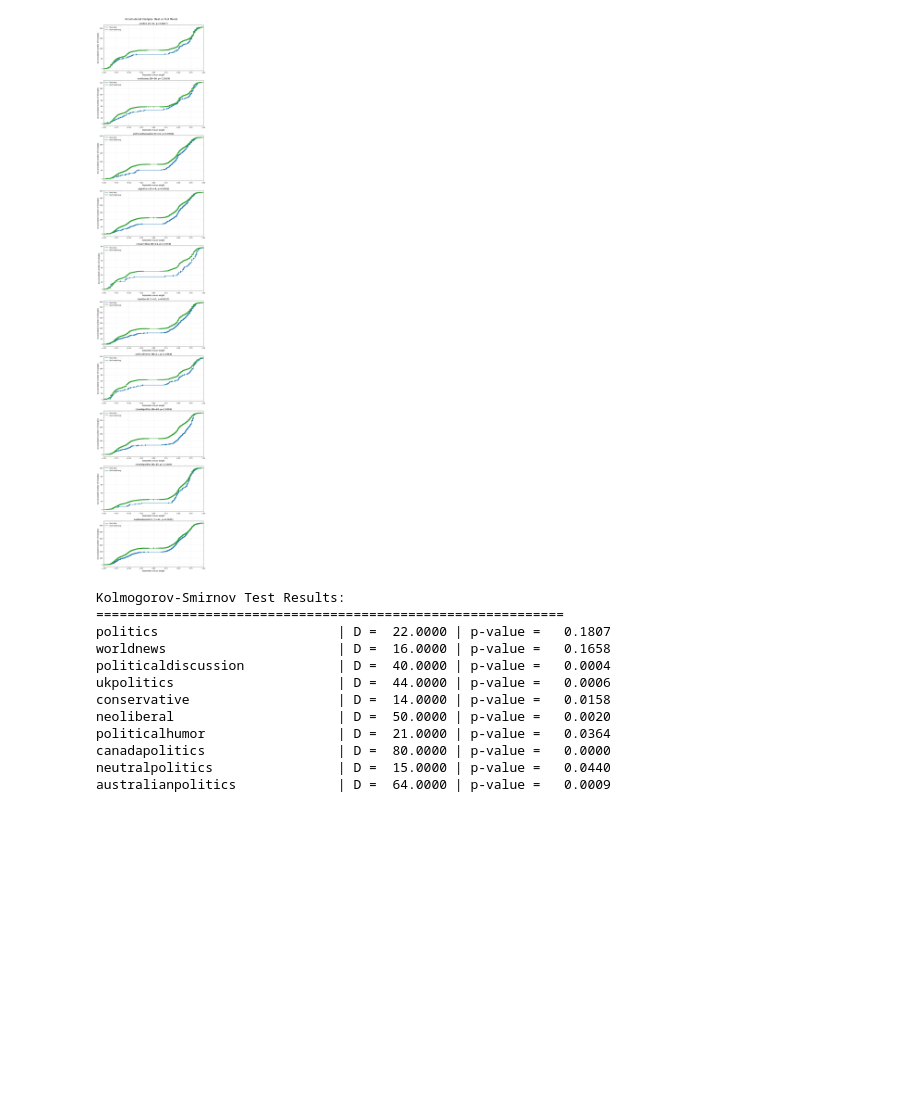
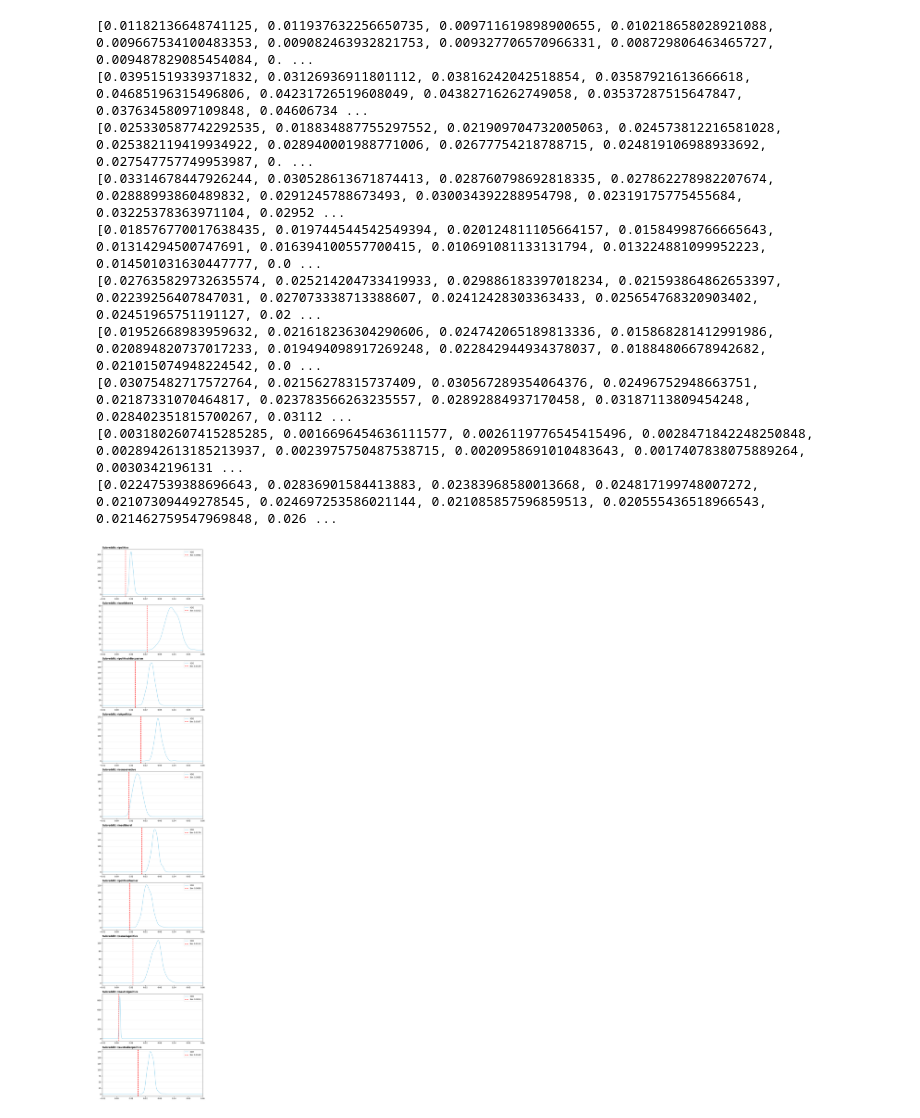
Before and after one commit to gsscala/reddit-graph, a Jupyter notebook: individual_graphs_analysis/ind_graphs.ipynb, the cells around one changed output. Cells and saved outputs as stored; diff of their text form; code cells hidden in the pictures; blank space fills up the shorter version.

```diff
--- a/individual_graphs_analysis/ind_graphs.ipynb
+++ b/individual_graphs_analysis/ind_graphs.ipynb
@@ -144,8 +171,47 @@ distributions_b
-# %%
-import json
-
-LIST = [distributions_b[i].tolist() for i in range(len(distributions_b))]
-
-
-with open("distributions_b", 'w') as f:
-    json.dump(LIST, f)
+# %%
+# 1. Create a figure with a subplot for each subreddit
+num_subs = len(distributions_b)
+fig, axes = plt.subplots(num_subs, 1, figsize=(8, 4 * num_subs))
+
+# Handle the case where there's only 1 subreddit (axes wouldn't be a list)
+if num_subs == 1:
+    axes = [axes]
+
+for i in range(len(distributions_b)):
+    ax = axes[i]
+    subreddit = list_subreddits[i]
+    distribution = distributions_b[i]
+
+    # 2. Compute a kernel density estimate instead of a raw histogram
+    from scipy.stats import gaussian_kde
+
+    kde = gaussian_kde(distribution)
+    x_vals = np.linspace(-0.01, 0.06, 300)
+    y_vals = kde(x_vals)
+    ax.plot(x_vals, y_vals, color='skyblue', label='KDE')
+
+
+    # 3. Plot and highlight the specific 'prod' value
+    b_w = results_b[i]
+    ax.axvline(b_w, color='red', linestyle='--', linewidth=2, label=f'Bw: {b_w:.4f}')
+
+    # Formatting
+    ax.set_title(f"Subreddit: r/{subreddit}", loc='left', fontweight='bold')
+    ax.set_xlim(-0.01, 0.06)
+    ax.legend(loc='upper right')
+    ax.grid(axis='y', alpha=0.3)
+
+plt.tight_layout()
+plt.show()
+# %% [output]
+[0.01182136648741125, 0.011937632256650735, 0.009711619898900655, 0.010218658028921088, 0.009667534100483353, 0.009082463932821753, 0.009327706570966331, 0.008729806463465727, 0.009487829085454084, 0. ...
+[0.03951519339371832, 0.03126936911801112, 0.03816242042518854, 0.03587921613666618, 0.04685196315496806, 0.04231726519608049, 0.04382716262749058, 0.03537287515647847, 0.03763458097109848, 0.04606734 ...
+[0.025330587742292535, 0.018834887755297552, 0.021909704732005063, 0.024573812216581028, 0.025382119419934922, 0.028940001988771006, 0.02677754218788715, 0.024819106988933692, 0.027547757749953987, 0. ...
+[0.03314678447926244, 0.030528613671874413, 0.028760798692818335, 0.027862278982207674, 0.02888993860489832, 0.0291245788673493, 0.030034392288954798, 0.02319175775455684, 0.03225378363971104, 0.02952 ...
+[0.018576770017638435, 0.019744544542549394, 0.020124811105664157, 0.01584998766665643, 0.01314294500747691, 0.016394100557700415, 0.010691081133131794, 0.013224881099952223, 0.014501031630447777, 0.0 ...
+[0.027635829732635574, 0.025214204733419933, 0.029886183397018234, 0.021593864862653397, 0.02239256407847031, 0.027073338713388607, 0.02412428303363433, 0.025654768320903402, 0.02451965751191127, 0.02 ...
+[0.01952668983959632, 0.021618236304290606, 0.024742065189813336, 0.015868281412991986, 0.020894820737017233, 0.019494098917269248, 0.022842944934378037, 0.01884806678942682, 0.021015074948224542, 0.0 ...
+[0.03075482717572764, 0.02156278315737409, 0.030567289354064376, 0.02496752948663751, 0.02187331070464817, 0.023783566263235557, 0.02892884937170458, 0.03187113809454248, 0.028402351815700267, 0.03112 ...
+[0.0031802607415285285, 0.0016696454636111577, 0.0026119776545415496, 0.0028471842248250848, 0.0028942613185213937, 0.0023975750487538715, 0.0020958691010483643, 0.0017407838075889264, 0.0030342196131 ...
+[0.02247539388696643, 0.02836901584413883, 0.02383968580013668, 0.024817199748007272, 0.02107309449278545, 0.024697253586021144, 0.021085857596859513, 0.020555436518966543, 0.021462759547969848, 0.026 ...
+[figure, added]
@@ -152,16 +266,2 @@ with open("distributions_b", 'w') as f:
 # %%
-kolmogorov_smirnov(triangles_graph, calculate_triangles_null_graph(graphs, null_models))
+kolmogorov_smirnov(triangles_graph, null_triangles)
-# %% [output]
-[figure, removed]
-Kolmogorov-Smirnov Test Results:
-============================================================
-politics                       | D =  22.0000 | p-value =   0.1807
-worldnews                      | D =  16.0000 | p-value =   0.1658
-politicaldiscussion            | D =  40.0000 | p-value =   0.0004
-ukpolitics                     | D =  44.0000 | p-value =   0.0006
-conservative                   | D =  14.0000 | p-value =   0.0158
-neoliberal                     | D =  50.0000 | p-value =   0.0020
-politicalhumor                 | D =  21.0000 | p-value =   0.0364
-canadapolitics                 | D =  80.0000 | p-value =   0.0000
-neutralpolitics                | D =  15.0000 | p-value =   0.0440
-australianpolitics             | D =  64.0000 | p-value =   0.0009
```
Also changed, not shown: parts of 11 cells of this notebook, 2 other files.
